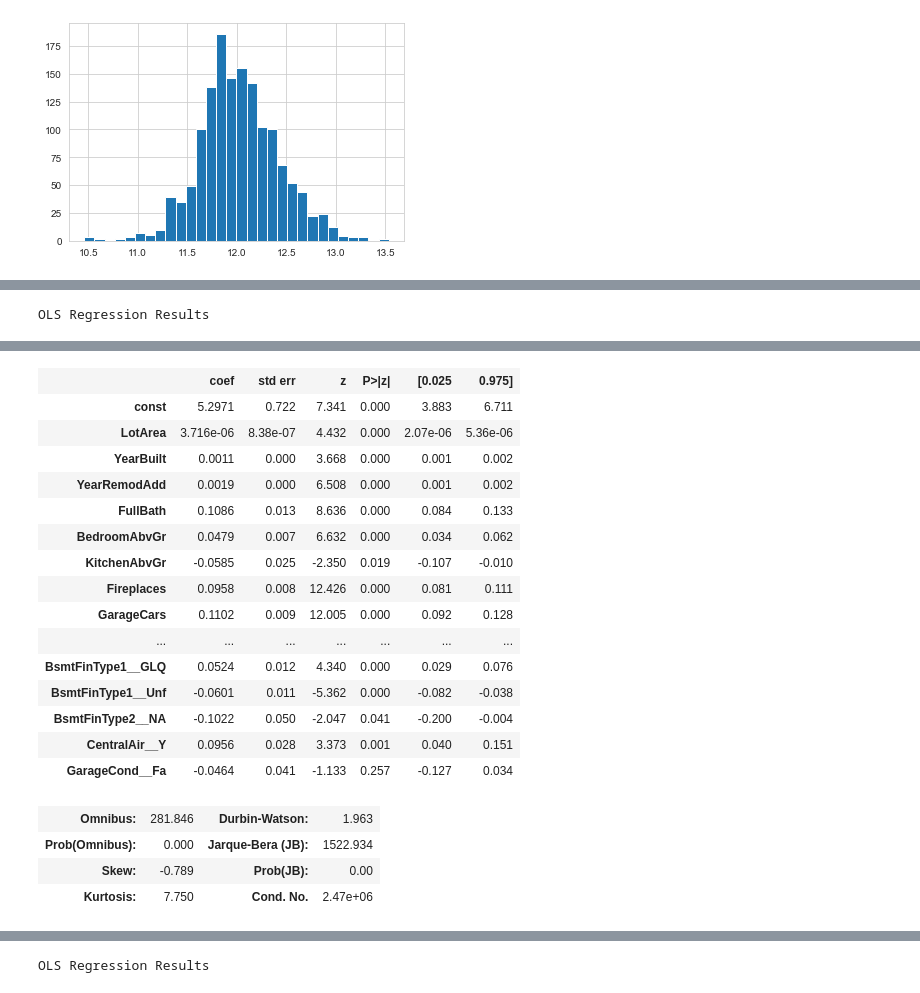
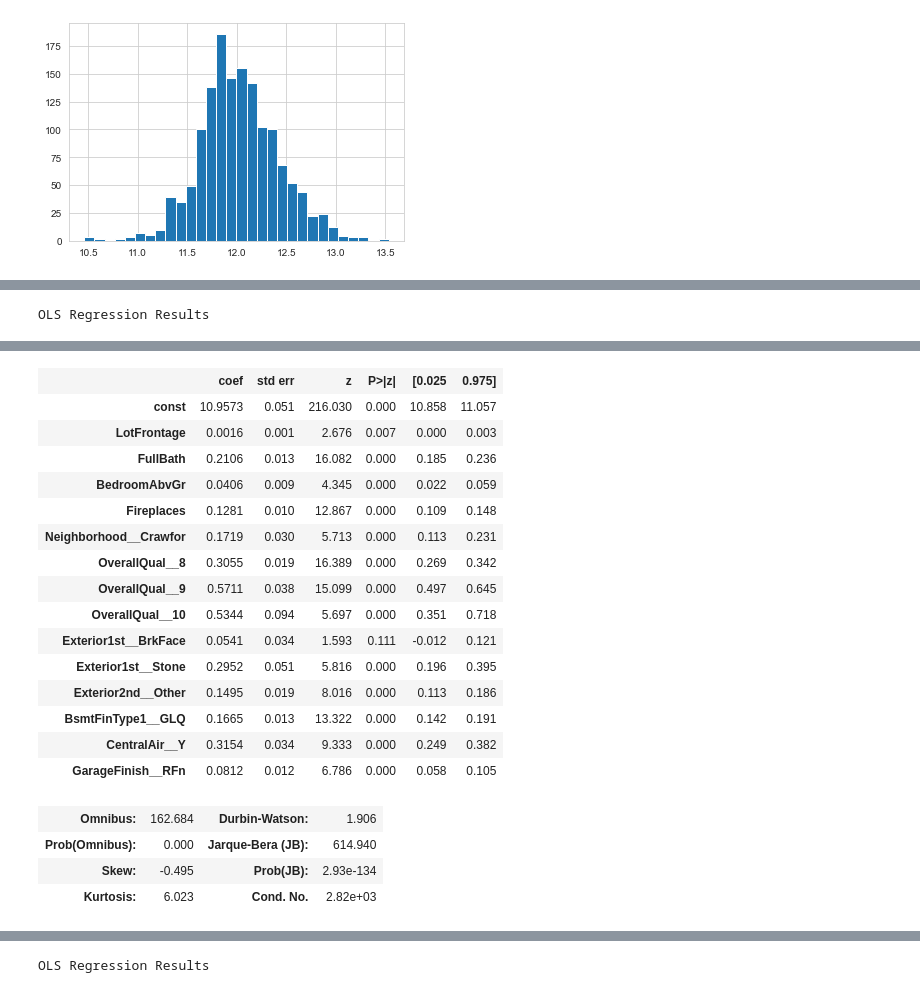
Before and after one commit to cb-ds-1/m3-3-engineering-regression, a Jupyter notebook: workshop.ipynb, the cells around one changed output, grey strips where cells are left out. Saved outputs shown, nothing was run; the diff lists cells and outputs as text; code cells hidden in the pictures.

```diff
--- a/workshop.ipynb
+++ b/workshop.ipynb
@@ -586,16 +438,16 @@ logreg.get_params()
 
 from sklearn.metrics import r2_score
 
-df = sns.load_dataset('titanic')
-df['deck'] = df['deck'].astype('object')
+est = sm.OLS(y, sm.add_constant(X_model3)).fit(cov_type='HC2')
+#L1_wt=0: ridge fit, L1_wt=1: lasso fit, or method=‘elastic_net’
+est_ridge = sm.OLS(y, sm.add_constant(X_model3)).fit_regularized(L1_wt=0)
+est_lasso = sm.OLS(y, sm.add_constant(X_model3)).fit_regularized(L1_wt=1)
+# est_elastic = sm.OLS(y, sm.add_constant(X_model3)).fit_regularized(method='elastic_net', alpha = 0.2)
+y_hat = est.predict(sm.add_constant(X_model3)) #predict without ridge
+y_hat_ridge = est_ridge.predict(sm.add_constant(X_model3)) #Predict X values with ridge
+y_hat_lasso = est_lasso.predict(sm.add_constant(X_model3)) #Predict X values with lasso
+# y_hat_elastic = est_elastic.predict(sm.add_constant(X_model3)) #Predict X values with elastic net
 
-y = df.survived
-X = df.drop('survived',axis=1)
-X = sm.add_constant(X)
-est = sm.OLS(y,X).fit(cov_type='HC2')
-est_ridge = sm.OLS(y,X).fit_regularized(L1_wt=0) #L1_wt 0: ridge fit, 1: lasso fit, or method=‘elastic_net’
-y_hat = est.predict(X) #predict without ridge
-y_hat_ridge = est_ridge.predict(X) #Predict X values with ridge
 
 #Plot the regularized vs unregularized models
 sns.set_style('whitegrid')
@@ -606,20 +458,7 @@ sns.scatterplot(x=y_hat_ridge,y=y,color='red',alpha=.45,label='Regularized')
 plt.show()
 
 
+r2_score(y,y_hat_ridge), r2_score(y, y_hat_lasso) #, r2_score(y, y_hat_elastic)
 
-r2_score(y,y_hat) #y_hat can be the est, or regularized est but in this case regularized est and check which r squared is lower and that is the best regularization
-
-
-# 11:04
-# so plug things in only difference is that you use fit_regularized and l1_wt=0 is ridge 1 is lasso
-# or if you say fit_regularized(method=’elastic_net)
-# 11:04
-# run the regression
-# 11:04
-# then import
-# from sklearn.metrics import r2_score
-# 11:05
-# r2_score(y,y_hat). y_hat can be the est, or regularized est but in this case regularized est and check which r squared is lower and that is the best regularization
-# 11:05
-# and then i plot it
+# Ridge is better by a very very very small margin. And is basically no different from my own interpretable model.
 # %% [output]
@@ -884,5 +668,5 @@ con_var_house = ["LotFrontage", "LotArea", "MasVnrArea", "BsmtFinSF1", "BsmtFinS
        "PoolArea", "MiscVal"]
 
 #to drop
-to_drop = ['SalePrice', 'Id']
+to_drop = ['SalePrice', 'Id', 'SalePrice_log']
 # %%
@@ -1191,8 +957,7 @@ myrecur(est_house, X, 0.05)
 # %%
-curious = X[['LotArea', 'YearBuilt', 'YearRemodAdd', 'FullBath', 'BedroomAbvGr', 'KitchenAbvGr', 'Fireplaces', 'GarageCars', 'MSSubClass__30', 'MSSubClass__40', 'Street__Pave', 'Neighborhood__Crawfor', 'Neighborhood__MeadowV', 'Condition1__Norm', 'BldgType__TwnhsE', 'OverallQual__3', 'OverallQual__4', 'OverallQual__8', 'OverallQual__9', 'OverallQual__10', 'OverallCond__3', 'OverallCond__5', 'OverallCond__7', 'RoofStyle__Gable', 'RoofStyle__Hip', 'Exterior1st__BrkFace', 'Exterior2nd__Brk Cmn', 'ExterQual__TA', 'Foundation__PConc', 'BsmtExposure__NA', 'BsmtFinType1__GLQ', 'BsmtFinType1__Unf', 'BsmtFinType2__NA', 'CentralAir__Y', 'GarageCond__Fa']]
-curious
+tryme = X[['LotFrontage', 'FullBath', 'BedroomAbvGr', 'Fireplaces', 'Neighborhood__Crawfor', 'OverallQual__8', 'OverallQual__9', 'OverallQual__10', 'Exterior1st__BrkFace', 'Exterior1st__Stone', 'Exterior2nd__Other', 'BsmtFinType1__GLQ', 'CentralAir__Y', 'GarageFinish__RFn']]
 
-omg = sm.OLS(y, sm.add_constant(curious)).fit(cov_type='HC2')
+omg = sm.OLS(y, sm.add_constant(tryme)).fit(cov_type='HC2')
 omg.summary()
 # %% [output]
 OLS Regression Results
@@ -1207,23 +972,23 @@ OLS Regression Results
 | Covariance Type: | HC2 |  |  |
 |  | coef | std err | z | P>|z| | [0.025 | 0.975] |
-| const | 5.2971 | 0.722 | 7.341 | 0.000 | 3.883 | 6.711 |
-| LotArea | 3.716e-06 | 8.38e-07 | 4.432 | 0.000 | 2.07e-06 | 5.36e-06 |
-| YearBuilt | 0.0011 | 0.000 | 3.668 | 0.000 | 0.001 | 0.002 |
-| YearRemodAdd | 0.0019 | 0.000 | 6.508 | 0.000 | 0.001 | 0.002 |
-| FullBath | 0.1086 | 0.013 | 8.636 | 0.000 | 0.084 | 0.133 |
-| BedroomAbvGr | 0.0479 | 0.007 | 6.632 | 0.000 | 0.034 | 0.062 |
-| KitchenAbvGr | -0.0585 | 0.025 | -2.350 | 0.019 | -0.107 | -0.010 |
-| Fireplaces | 0.0958 | 0.008 | 12.426 | 0.000 | 0.081 | 0.111 |
-| GarageCars | 0.1102 | 0.009 | 12.005 | 0.000 | 0.092 | 0.128 |
-| ... | ... | ... | ... | ... | ... | ... |
-| BsmtFinType1__GLQ | 0.0524 | 0.012 | 4.340 | 0.000 | 0.029 | 0.076 |
-| BsmtFinType1__Unf | -0.0601 | 0.011 | -5.362 | 0.000 | -0.082 | -0.038 |
-| BsmtFinType2__NA | -0.1022 | 0.050 | -2.047 | 0.041 | -0.200 | -0.004 |
-| CentralAir__Y | 0.0956 | 0.028 | 3.373 | 0.001 | 0.040 | 0.151 |
-| GarageCond__Fa | -0.0464 | 0.041 | -1.133 | 0.257 | -0.127 | 0.034 |
+| const | 10.9573 | 0.051 | 216.030 | 0.000 | 10.858 | 11.057 |
+| LotFrontage | 0.0016 | 0.001 | 2.676 | 0.007 | 0.000 | 0.003 |
+| FullBath | 0.2106 | 0.013 | 16.082 | 0.000 | 0.185 | 0.236 |
+| BedroomAbvGr | 0.0406 | 0.009 | 4.345 | 0.000 | 0.022 | 0.059 |
+| Fireplaces | 0.1281 | 0.010 | 12.867 | 0.000 | 0.109 | 0.148 |
+| Neighborhood__Crawfor | 0.1719 | 0.030 | 5.713 | 0.000 | 0.113 | 0.231 |
+| OverallQual__8 | 0.3055 | 0.019 | 16.389 | 0.000 | 0.269 | 0.342 |
+| OverallQual__9 | 0.5711 | 0.038 | 15.099 | 0.000 | 0.497 | 0.645 |
+| OverallQual__10 | 0.5344 | 0.094 | 5.697 | 0.000 | 0.351 | 0.718 |
+| Exterior1st__BrkFace | 0.0541 | 0.034 | 1.593 | 0.111 | -0.012 | 0.121 |
+| Exterior1st__Stone | 0.2952 | 0.051 | 5.816 | 0.000 | 0.196 | 0.395 |
+| Exterior2nd__Other | 0.1495 | 0.019 | 8.016 | 0.000 | 0.113 | 0.186 |
+| BsmtFinType1__GLQ | 0.1665 | 0.013 | 13.322 | 0.000 | 0.142 | 0.191 |
+| CentralAir__Y | 0.3154 | 0.034 | 9.333 | 0.000 | 0.249 | 0.382 |
+| GarageFinish__RFn | 0.0812 | 0.012 | 6.786 | 0.000 | 0.058 | 0.105 |
-| Omnibus: | 281.846 | Durbin-Watson: | 1.963 |
-| Prob(Omnibus): | 0.000 | Jarque-Bera (JB): | 1522.934 |
-| Skew: | -0.789 | Prob(JB): | 0.00 |
-| Kurtosis: | 7.750 | Cond. No. | 2.47e+06 |
+| Omnibus: | 162.684 | Durbin-Watson: | 1.906 |
+| Prob(Omnibus): | 0.000 | Jarque-Bera (JB): | 614.940 |
+| Skew: | -0.495 | Prob(JB): | 2.93e-134 |
+| Kurtosis: | 6.023 | Cond. No. | 2.82e+03 |
 Warnings:
 [1] Standard Errors are heteroscedasticity robust (HC2)
```
Also changed, not shown: parts of 70 cells of this notebook.
